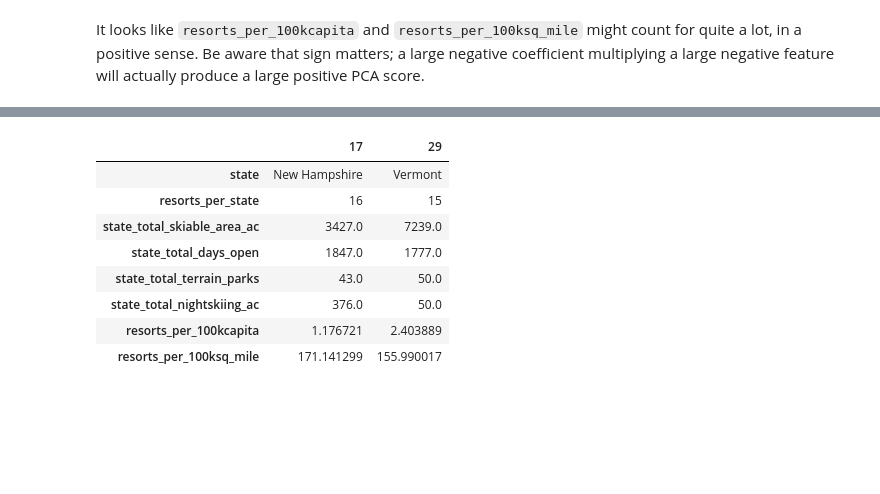
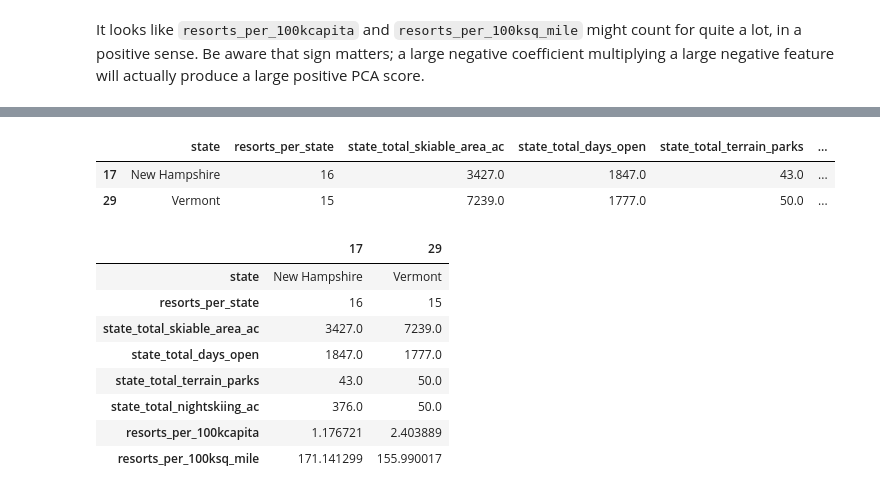
Before and after one commit to tslaFDs/Springboard, a Jupyter notebook: Guided Capstone Project/03_exploratory_data_analysis.ipynb, the cells around one changed output, grey strips where cells are left out. Cells and saved outputs as stored; diff of their text form; code cells hidden in the pictures; blank space fills up the shorter version.

```diff
--- a/Guided Capstone Project/03_exploratory_data_analysis.ipynb
+++ b/Guided Capstone Project/03_exploratory_data_analysis.ipynb
@@ -702,3 +732,9 @@ It looks like `resorts_per_100kcapita` and `resorts_per_100ksq_mile` might count
+# %%
+state_summary[state_summary.state.isin(['New Hampshire', 'Vermont'])]
+# %% [output]
+|  | state | resorts_per_state | state_total_skiable_area_ac | state_total_days_open | state_total_terrain_parks | ... |
+| 17 | New Hampshire | 16 | 3427.0 | 1847.0 | 43.0 | ... |
+| 29 | Vermont | 15 | 7239.0 | 1777.0 | 50.0 | ... |
 # %%
 state_summary[state_summary.state.isin(['New Hampshire', 'Vermont'])].T
 # %% [output]
```
Also changed, not shown: parts of 11 cells of this notebook.
